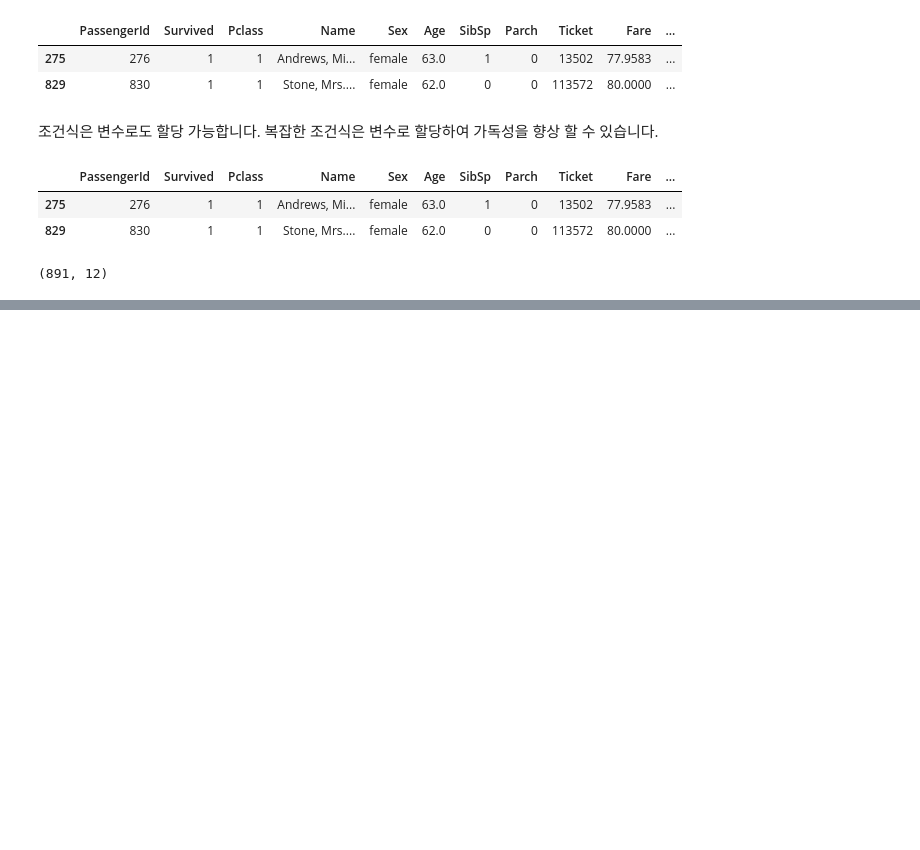
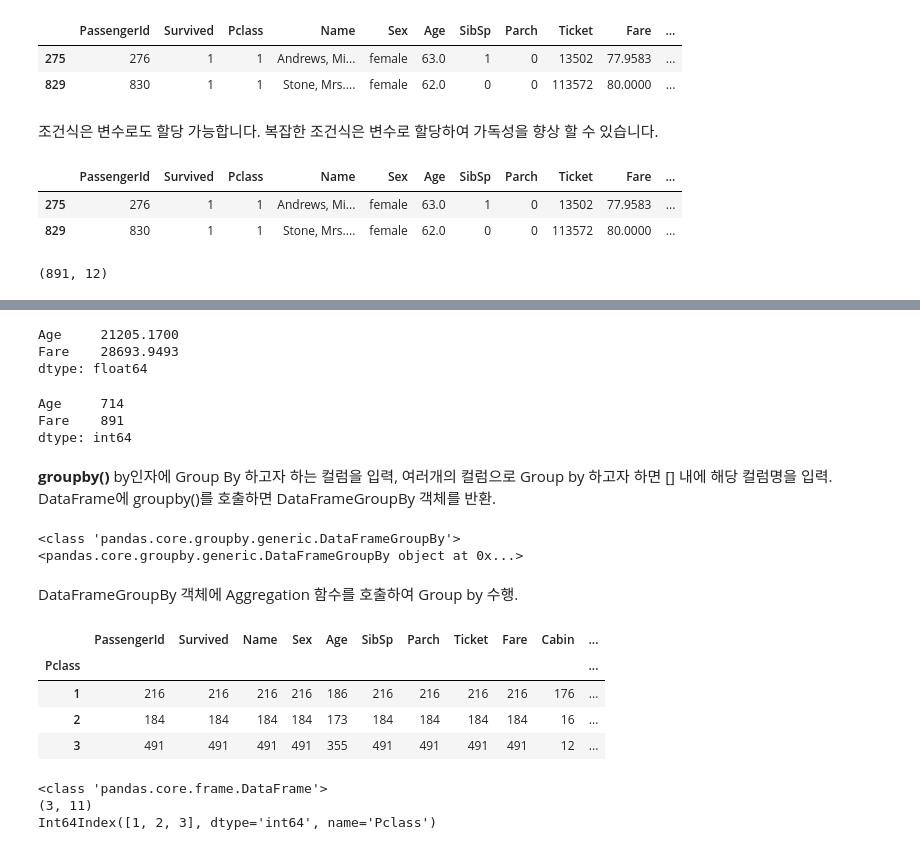
Before and after one commit to 201411096/study_AI, a Jupyter notebook: lectures/2_파이썬 머신러닝 완벽 가이드/1_파이썬 기반의 머신러닝과 생태계 이해/5_pandas.ipynb, the cells around one changed output, grey strips where cells are left out. Drawn from its saved outputs; the diff is of its cells as text; code cells hidden in the pictures; blank space fills up the shorter version.

Commit message:
pandas aggregation groupby

```diff
--- a/lectures/2_파이썬 머신러닝 완벽 가이드/1_파이썬 기반의 머신러닝과 생태계 이해/5_pandas.ipynb
+++ b/lectures/2_파이썬 머신러닝 완벽 가이드/1_파이썬 기반의 머신러닝과 생태계 이해/5_pandas.ipynb
@@ -816,0 +860,41 @@ titanic_df.shape
+# %%
+titanic_df[['Age', 'Fare']].sum(axis=0)
+# %% [output]
+Age     21205.1700
+Fare    28693.9493
+dtype: float64
+# %%
+titanic_df[['Age', 'Fare']].count()
+# %% [output]
+Age     714
+Fare    891
+dtype: int64
+# %% [markdown]
+**groupby()** by인자에 Group By 하고자 하는 컬럼을 입력, 여러개의 컬럼으로 Group by 하고자 하면 [] 내에 해당 컬럼명을 입력.<br>
+DataFrame에 groupby()를 호출하면 DataFrameGroupBy 객체를 반환.
+# %%
+titanic_groupby = titanic_df.groupby(by='Pclass')
+print(type(titanic_groupby))
+print(titanic_groupby)
+# %% [output]
+<class 'pandas.core.groupby.generic.DataFrameGroupBy'>
+<pandas.core.groupby.generic.DataFrameGroupBy object at 0x...>
+# %% [markdown]
+DataFrameGroupBy 객체에 Aggregation 함수를 호출하여 Group by 수행.
+# %%
+titanic_groupby = titanic_df.groupby('Pclass').count()
+titanic_groupby # Pclass -> index
+# %% [output]
+|  | PassengerId | Survived | Name | Sex | Age | SibSp | Parch | Ticket | Fare | Cabin | ... |
+| Pclass |  |  |  |  |  |  |  |  |  |  | ... |
+| 1 | 216 | 216 | 216 | 216 | 186 | 216 | 216 | 216 | 216 | 176 | ... |
+| 2 | 184 | 184 | 184 | 184 | 173 | 184 | 184 | 184 | 184 | 16 | ... |
+| 3 | 491 | 491 | 491 | 491 | 355 | 491 | 491 | 491 | 491 | 12 | ... |
+# %%
+print(type(titanic_groupby))
+print(titanic_groupby.shape) # Pclass가 하나 빠져서 11개 컬럼
+print(titanic_groupby.index)
+# %% [output]
+<class 'pandas.core.frame.DataFrame'>
+(3, 11)
+Int64Index([1, 2, 3], dtype='int64', name='Pclass')
```
Also changed, not shown: parts of 13 cells of this notebook.
